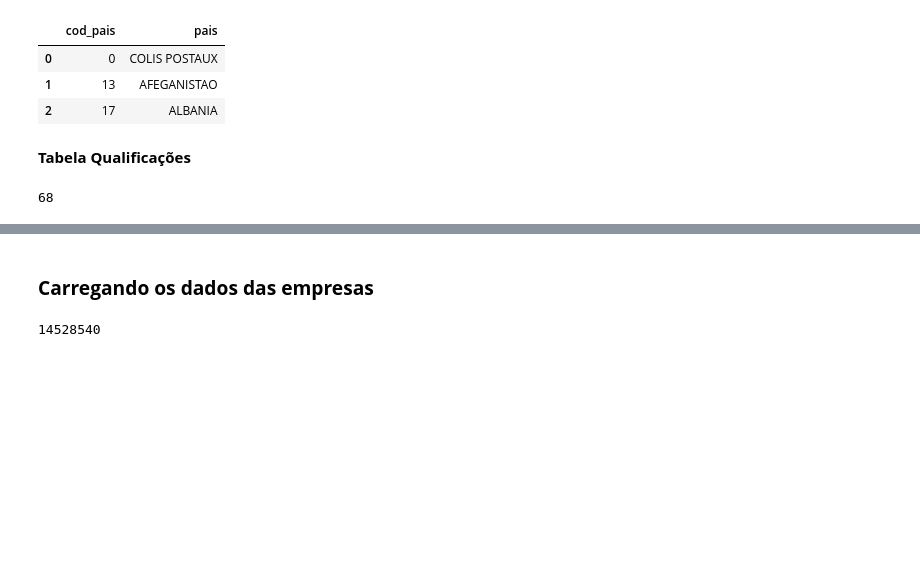
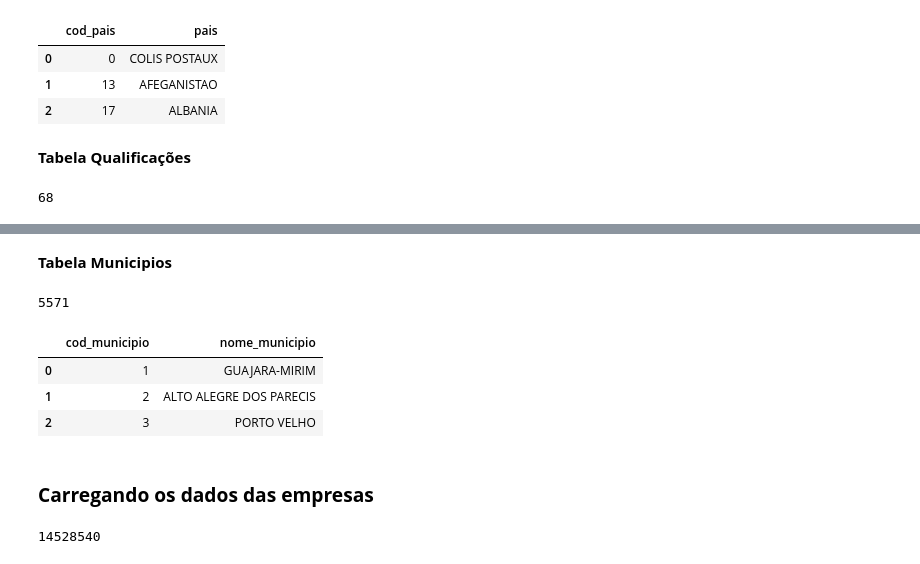
Before and after one commit to Antonio-Belo/MVP-ED-Sprint3, a Jupyter notebook: MVP_Engenharia_Dados_Spint_III.ipynb, the cells around one changed output, grey strips where cells are left out. Saved outputs shown, nothing was run; the diff lists cells and outputs as text; code cells hidden in the pictures; blank space fills up the shorter version.

```diff
--- a/MVP_Engenharia_Dados_Spint_III.ipynb
+++ b/MVP_Engenharia_Dados_Spint_III.ipynb
@@ -394,2 +409,11 @@ qualificacoes.limit(3).toPandas()
+# %% [markdown]
+**Tabela Municipios**
+# %%
+zipfile.ZipFile('/content/drive/MyDrive/MVP/Municipios.zip', 'r').extractall('/content/drive/MyDrive/MVP')
+path = '/content/drive/MyDrive/MVP/Municipios.csv'
+municipios = spark.read.csv(path, sep=';', inferSchema=True)
+municipios.count()
+# %% [output]
+5571
 # %%
 # renomeando colunas do Dataframe
@@ -399,3 +423,10 @@ for index, colName in enumerate(qualifColNames):
+# %%
+municipios.limit(3).toPandas()
+# %% [output]
+|  | cod_municipio | nome_municipio |
+| 0 | 1 | GUAJARA-MIRIM |
+| 1 | 2 | ALTO ALEGRE DOS PARECIS |
+| 2 | 3 | PORTO VELHO |
 # %% [markdown]
 ### **Carregando os dados das empresas**
 # %%
```
Also changed, not shown: parts of 24 cells of this notebook.
